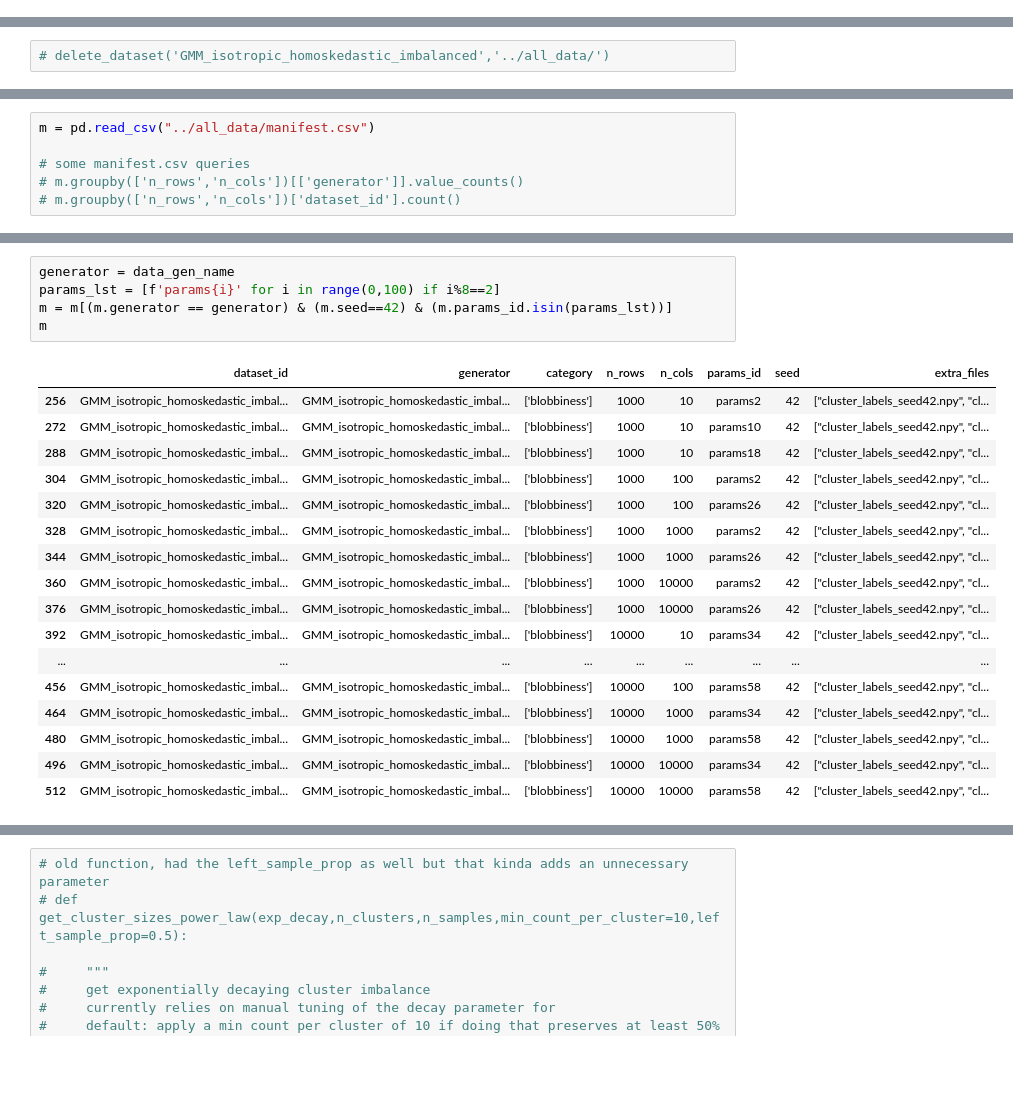
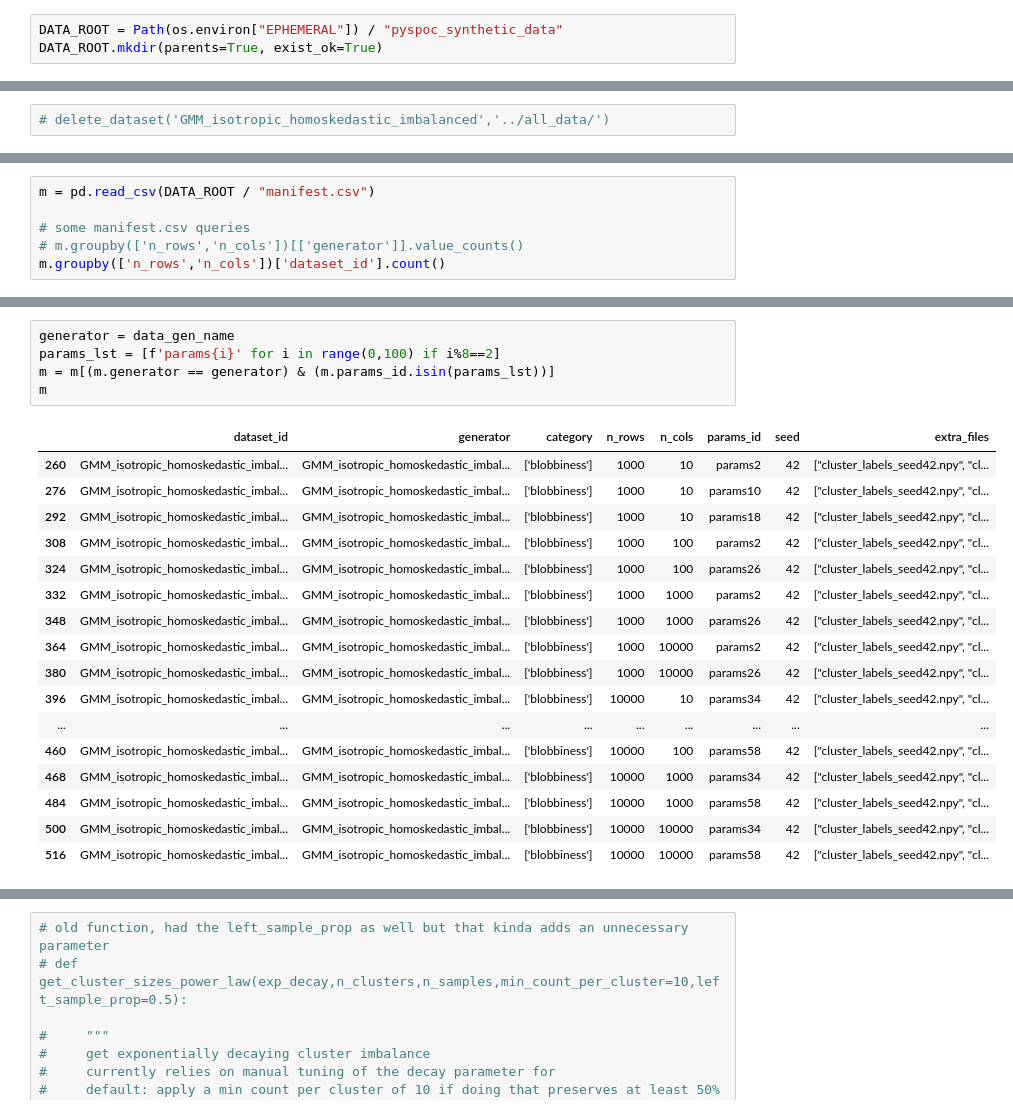
Before and after one commit to cosmicbhejafry/py-spoc, a Jupyter notebook: working_analyses/hjResearch_2025/data/simulated_data/data_simulation_code/GMM_isotropic_homoskedastic.ipynb, the cells around one changed output, grey strips where cells are left out. Cells and saved outputs as stored; diff of their text form; blank space fills up the shorter version.

```diff
--- a/working_analyses/hjResearch_2025/data/simulated_data/data_simulation_code/GMM_isotropic_homoskedastic.ipynb
+++ b/working_analyses/hjResearch_2025/data/simulated_data/data_simulation_code/GMM_isotropic_homoskedastic.ipynb
@@ -19,6 +19,9 @@ from saving_functions import save_dataset,delete_dataset
 #### uses sklearn.datasets.make_blobs which samples from a GMM under the hood
 # %%
 from sklearn import datasets
+# %%
+DATA_ROOT = Path(os.environ["EPHEMERAL"]) / "pyspoc_synthetic_data"
+DATA_ROOT.mkdir(parents=True, exist_ok=True)
 # %% [markdown]
 ## homoskedastic, balanced clusters
 # %%
@@ -273,8 +280,8 @@ for n_samples, n_features in product(n_samples_lst, n_features_lst):
 10000 1000 (10000, 100)
 10000 10000 (10000, 1000)
 # %%
-m = pd.read_csv("../all_data/manifest.csv")
+m = pd.read_csv(DATA_ROOT / "manifest.csv")
 
 # some manifest.csv queries
 # m.groupby(['n_rows','n_cols'])[['generator']].value_counts()
-# m.groupby(['n_rows','n_cols'])['dataset_id'].count()
+m.groupby(['n_rows','n_cols'])['dataset_id'].count()
@@ -281,24 +299,24 @@ m = pd.read_csv("../all_data/manifest.csv")
 # %%
 generator = data_gen_name
 params_lst = [f'params{i}' for i in range(0,100) if i%8==2]
-m = m[(m.generator == generator) & (m.seed==42) & (m.params_id.isin(params_lst))]
+m = m[(m.generator == generator) & (m.params_id.isin(params_lst))]
 m
 # %% [output]
 |  | dataset_id | generator | category | n_rows | n_cols | params_id | seed | extra_files |
-| 256 | GMM_isotropic_homoskedastic_imbal... | GMM_isotropic_homoskedastic_imbal... | ['blobbiness'] | 1000 | 10 | params2 | 42 | ["cluster_labels_seed42.npy", "cl... |
-| 272 | GMM_isotropic_homoskedastic_imbal... | GMM_isotropic_homoskedastic_imbal... | ['blobbiness'] | 1000 | 10 | params10 | 42 | ["cluster_labels_seed42.npy", "cl... |
-| 288 | GMM_isotropic_homoskedastic_imbal... | GMM_isotropic_homoskedastic_imbal... | ['blobbiness'] | 1000 | 10 | params18 | 42 | ["cluster_labels_seed42.npy", "cl... |
-| 304 | GMM_isotropic_homoskedastic_imbal... | GMM_isotropic_homoskedastic_imbal... | ['blobbiness'] | 1000 | 100 | params2 | 42 | ["cluster_labels_seed42.npy", "cl... |
-| 320 | GMM_isotropic_homoskedastic_imbal... | GMM_isotropic_homoskedastic_imbal... | ['blobbiness'] | 1000 | 100 | params26 | 42 | ["cluster_labels_seed42.npy", "cl... |
-| 328 | GMM_isotropic_homoskedastic_imbal... | GMM_isotropic_homoskedastic_imbal... | ['blobbiness'] | 1000 | 1000 | params2 | 42 | ["cluster_labels_seed42.npy", "cl... |
-| 344 | GMM_isotropic_homoskedastic_imbal... | GMM_isotropic_homoskedastic_imbal... | ['blobbiness'] | 1000 | 1000 | params26 | 42 | ["cluster_labels_seed42.npy", "cl... |
-| 360 | GMM_isotropic_homoskedastic_imbal... | GMM_isotropic_homoskedastic_imbal... | ['blobbiness'] | 1000 | 10000 | params2 | 42 | ["cluster_labels_seed42.npy", "cl... |
-| 376 | GMM_isotropic_homoskedastic_imbal... | GMM_isotropic_homoskedastic_imbal... | ['blobbiness'] | 1000 | 10000 | params26 | 42 | ["cluster_labels_seed42.npy", "cl... |
-| 392 | GMM_isotropic_homoskedastic_imbal... | GMM_isotropic_homoskedastic_imbal... | ['blobbiness'] | 10000 | 10 | params34 | 42 | ["cluster_labels_seed42.npy", "cl... |
+| 260 | GMM_isotropic_homoskedastic_imbal... | GMM_isotropic_homoskedastic_imbal... | ['blobbiness'] | 1000 | 10 | params2 | 42 | ["cluster_labels_seed42.npy", "cl... |
+| 276 | GMM_isotropic_homoskedastic_imbal... | GMM_isotropic_homoskedastic_imbal... | ['blobbiness'] | 1000 | 10 | params10 | 42 | ["cluster_labels_seed42.npy", "cl... |
+| 292 | GMM_isotropic_homoskedastic_imbal... | GMM_isotropic_homoskedastic_imbal... | ['blobbiness'] | 1000 | 10 | params18 | 42 | ["cluster_labels_seed42.npy", "cl... |
+| 308 | GMM_isotropic_homoskedastic_imbal... | GMM_isotropic_homoskedastic_imbal... | ['blobbiness'] | 1000 | 100 | params2 | 42 | ["cluster_labels_seed42.npy", "cl... |
+| 324 | GMM_isotropic_homoskedastic_imbal... | GMM_isotropic_homoskedastic_imbal... | ['blobbiness'] | 1000 | 100 | params26 | 42 | ["cluster_labels_seed42.npy", "cl... |
+| 332 | GMM_isotropic_homoskedastic_imbal... | GMM_isotropic_homoskedastic_imbal... | ['blobbiness'] | 1000 | 1000 | params2 | 42 | ["cluster_labels_seed42.npy", "cl... |
+| 348 | GMM_isotropic_homoskedastic_imbal... | GMM_isotropic_homoskedastic_imbal... | ['blobbiness'] | 1000 | 1000 | params26 | 42 | ["cluster_labels_seed42.npy", "cl... |
+| 364 | GMM_isotropic_homoskedastic_imbal... | GMM_isotropic_homoskedastic_imbal... | ['blobbiness'] | 1000 | 10000 | params2 | 42 | ["cluster_labels_seed42.npy", "cl... |
+| 380 | GMM_isotropic_homoskedastic_imbal... | GMM_isotropic_homoskedastic_imbal... | ['blobbiness'] | 1000 | 10000 | params26 | 42 | ["cluster_labels_seed42.npy", "cl... |
+| 396 | GMM_isotropic_homoskedastic_imbal... | GMM_isotropic_homoskedastic_imbal... | ['blobbiness'] | 10000 | 10 | params34 | 42 | ["cluster_labels_seed42.npy", "cl... |
 | ... | ... | ... | ... | ... | ... | ... | ... | ... |
-| 456 | GMM_isotropic_homoskedastic_imbal... | GMM_isotropic_homoskedastic_imbal... | ['blobbiness'] | 10000 | 100 | params58 | 42 | ["cluster_labels_seed42.npy", "cl... |
-| 464 | GMM_isotropic_homoskedastic_imbal... | GMM_isotropic_homoskedastic_imbal... | ['blobbiness'] | 10000 | 1000 | params34 | 42 | ["cluster_labels_seed42.npy", "cl... |
-| 480 | GMM_isotropic_homoskedastic_imbal... | GMM_isotropic_homoskedastic_imbal... | ['blobbiness'] | 10000 | 1000 | params58 | 42 | ["cluster_labels_seed42.npy", "cl... |
-| 496 | GMM_isotropic_homoskedastic_imbal... | GMM_isotropic_homoskedastic_imbal... | ['blobbiness'] | 10000 | 10000 | params34 | 42 | ["cluster_labels_seed42.npy", "cl... |
-| 512 | GMM_isotropic_homoskedastic_imbal... | GMM_isotropic_homoskedastic_imbal... | ['blobbiness'] | 10000 | 10000 | params58 | 42 | ["cluster_labels_seed42.npy", "cl... |
+| 460 | GMM_isotropic_homoskedastic_imbal... | GMM_isotropic_homoskedastic_imbal... | ['blobbiness'] | 10000 | 100 | params58 | 42 | ["cluster_labels_seed42.npy", "cl... |
+| 468 | GMM_isotropic_homoskedastic_imbal... | GMM_isotropic_homoskedastic_imbal... | ['blobbiness'] | 10000 | 1000 | params34 | 42 | ["cluster_labels_seed42.npy", "cl... |
+| 484 | GMM_isotropic_homoskedastic_imbal... | GMM_isotropic_homoskedastic_imbal... | ['blobbiness'] | 10000 | 1000 | params58 | 42 | ["cluster_labels_seed42.npy", "cl... |
+| 500 | GMM_isotropic_homoskedastic_imbal... | GMM_isotropic_homoskedastic_imbal... | ['blobbiness'] | 10000 | 10000 | params34 | 42 | ["cluster_labels_seed42.npy", "cl... |
+| 516 | GMM_isotropic_homoskedastic_imbal... | GMM_isotropic_homoskedastic_imbal... | ['blobbiness'] | 10000 | 10000 | params58 | 42 | ["cluster_labels_seed42.npy", "cl... |
 # %%
```
Also changed, not shown: parts of 8 cells of this notebook, 6 other files.
